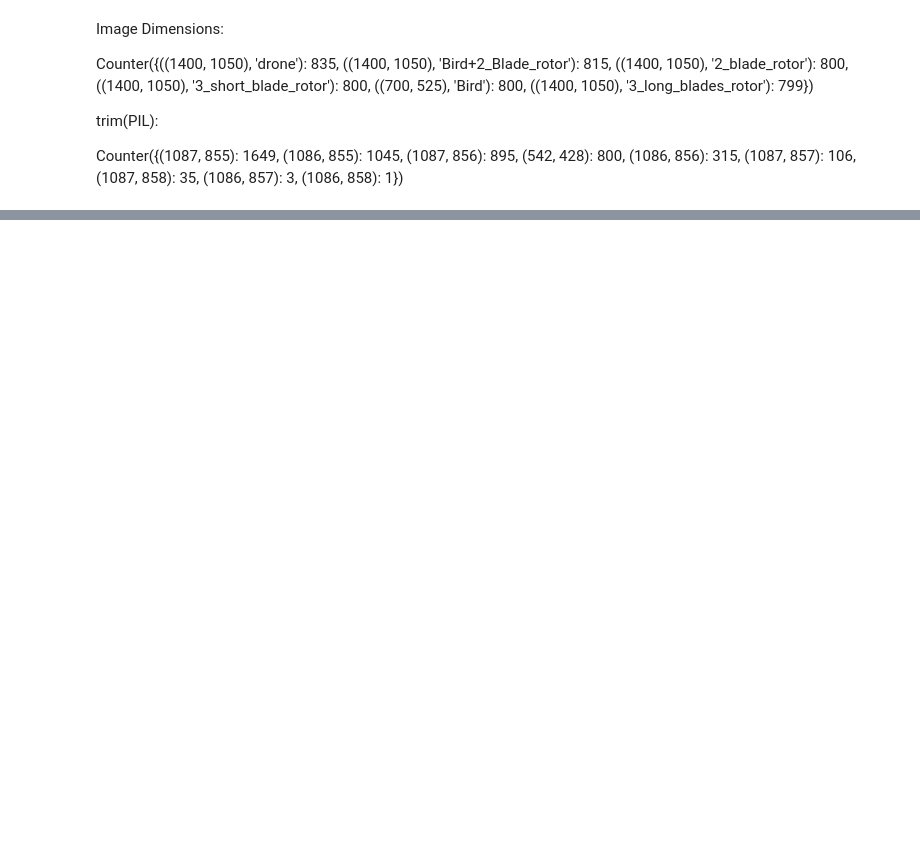
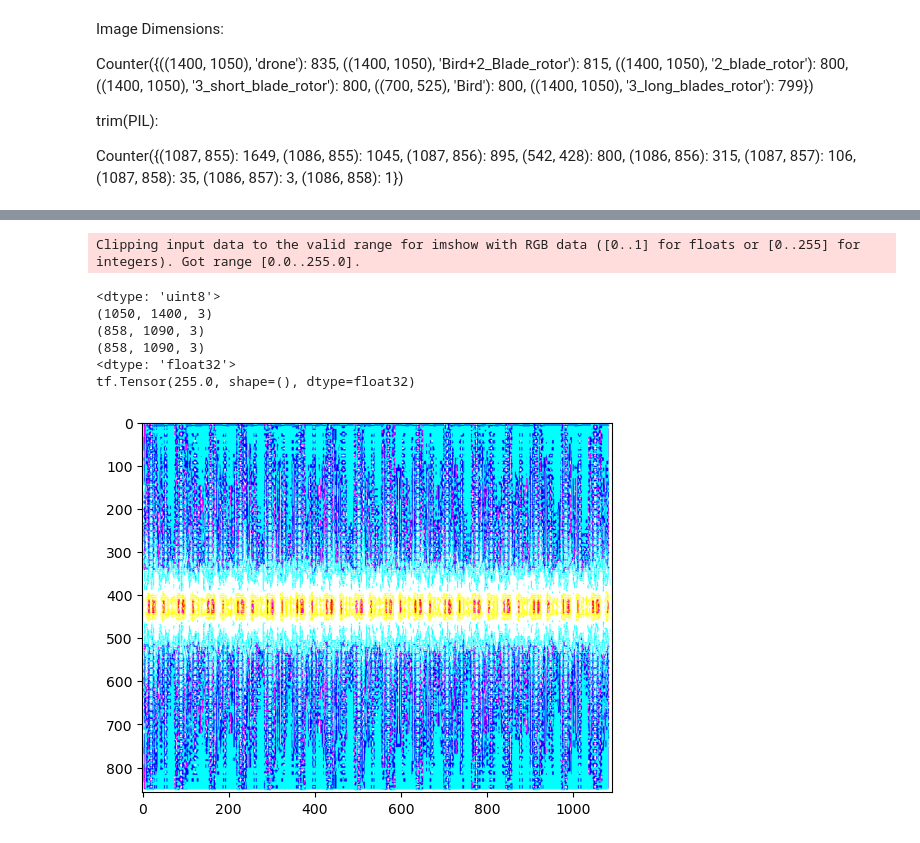
Before and after one commit to JackVittori/uav-classification, a Jupyter notebook: for_script_testing.ipynb, the cells around one changed output, grey strips where cells are left out. Saved outputs shown, nothing was run; the diff lists cells and outputs as text; code cells hidden in the pictures; blank space fills up the shorter version.

```diff
--- a/for_script_testing.ipynb
+++ b/for_script_testing.ipynb
@@ -131,0 +56,70 @@ im2.size
+# %%
+import tensorflow as tf
+import matplotlib.pyplot as plt
+
+import tensorflow as tf
+import tensorflow as tf
+
+def remove_white_frame(image, threshold=0.95):
+    """Removes the white frame from an image tensor."""
+    # Convert image to grayscale
+    gray = tf.image.rgb_to_grayscale(image)
+    #plt.imshow(gray.numpy())
+    #plt.show()
+
+    # Create a mask of white areas
+    mask = tf.where(gray < threshold, 1.0, 0.0)
+    #plt.imshow(mask.numpy())
+    #print(mask.shape)
+    #plt.show()
+    # Find bounding box coordinates
+    mask = tf.reduce_max(mask, axis=-1)  # Remove the last dimension (grayscale)
+    rows = tf.reduce_max(mask, axis=1)  # Max along width
+    cols = tf.reduce_max(mask, axis=0)  # Max along height
+
+    # Get the first and last non-zero row and column
+    row_start = tf.argmax(rows, output_type=tf.int32)
+    row_end = tf.shape(rows)[0] - tf.argmax(tf.reverse(rows, [0]), output_type=tf.int32)
+    col_start = tf.argmax(cols, output_type=tf.int32)
+    col_end = tf.shape(cols)[0] - tf.argmax(tf.reverse(cols, [0]), output_type=tf.int32)
+
+    # Crop the image
+    cropped_image = image[row_start:row_end, col_start:col_end, :]
+
+    return cropped_image
+
+def load_and_preprocess_image(image_path) -> tf.Tensor:
+    """Loads an image, removes the white frame, resizes it, and normalizes pixel values."""
+    image = tf.io.read_file(image_path)
+    image = tf.image.decode_jpeg(image, channels=3)
+    print(image.dtype)
+    image = tf.cast(image, tf.float32)
+    image = image / 255  # Convert to float32 and normalize
+    print(image.shape)
+    image = remove_white_frame(image)  # Remove white frame
+    print(image.shape)
+    #image = tf.image.resize(image, resize)  # Resize the trimmed image
+    image = image * 255
+
+    return image
+
+
+
+# Load and preprocess the image
+image_tensor = load_and_preprocess_image(image_path = "/Users/jackvittori/Desktop/uav-classification/images/2_blade_rotor/figure3.jpg")
+print(image_tensor.shape)
+print(image_tensor.dtype)
+print(tf.reduce_max(image_tensor))
+# Convert to NumPy and display
+plt.imshow(image_tensor.numpy(), vmin=0, vmax=255)  # Convert tensor to NumPy array
+plt.savefig("/Users/jackvittori/Desktop/image_tensor.png")
+plt.show()
+# %% [output]
+Clipping input data to the valid range for imshow with RGB data ([0..1] for floats or [0..255] for integers). Got range [0.0..255.0].
+<dtype: 'uint8'>
+(1050, 1400, 3)
+(858, 1090, 3)
+(858, 1090, 3)
+<dtype: 'float32'>
+tf.Tensor(255.0, shape=(), dtype=float32)
+[figure, added]
```
Also changed, not shown: parts of 7 cells of this notebook, 12 other files.
